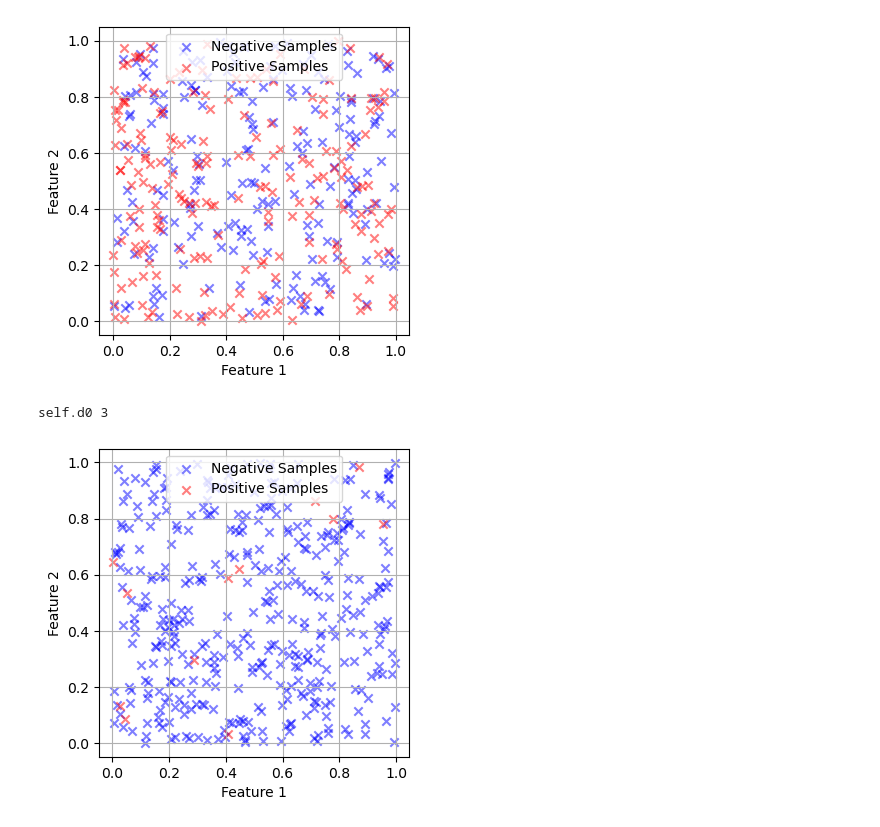
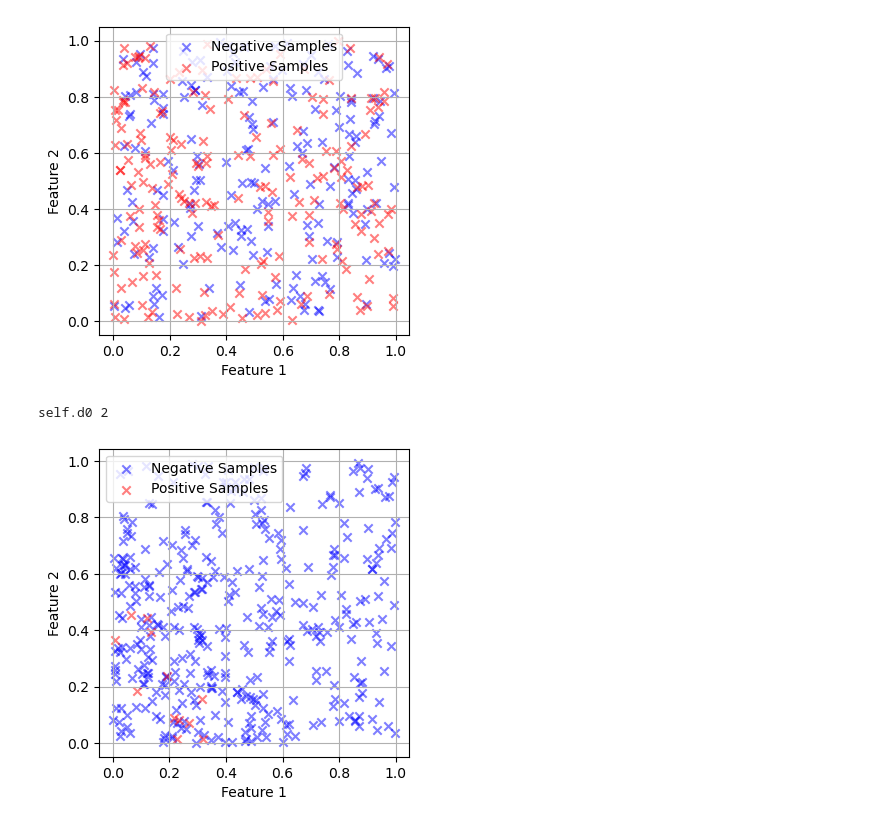
Before and after one commit to aarishshahmohsin/case, a Jupyter notebook: synthetic_data_generation.ipynb, the cells around one changed output. Drawn from its saved outputs; the diff is of its cells as text; code cells hidden in the pictures.

```diff
--- a/synthetic_data_generation.ipynb
+++ b/synthetic_data_generation.ipynb
@@ -169,6 +169,7 @@ class PrismDataset:
         """
         Generate points within a d0-dimensional simplex and extend to d dimensions.
         """
+        d0 += 1
         simplex_points = np.random.dirichlet(np.ones(d0), size=n) * s
         padding = np.random.uniform(0, 1, size=(n, d - d0))  # Random padding
         return np.hstack((simplex_points, padding))
@@ -263,13 +264,13 @@ plot(X_df, y_df)
 # %% [output]
 [figure]
 # %%
-pris = PrismDataset(n=400, p_mode="P/4")
+pris = PrismDataset(n=400, p_mode="P")
 # %% [output]
-self.d0 3
+self.d0 2
 # %%
-pris_X, pris_y, details = pris.generate()
+X, y, details = pris.generate()
 # %%
-plot(pris_X, pris_y)
+plot(X, y)
 # %% [output]
-[figure, old version]
+[figure, new version]
 # %%
```
Also changed, not shown: parts of 1 cell of this notebook, 1 other file.
